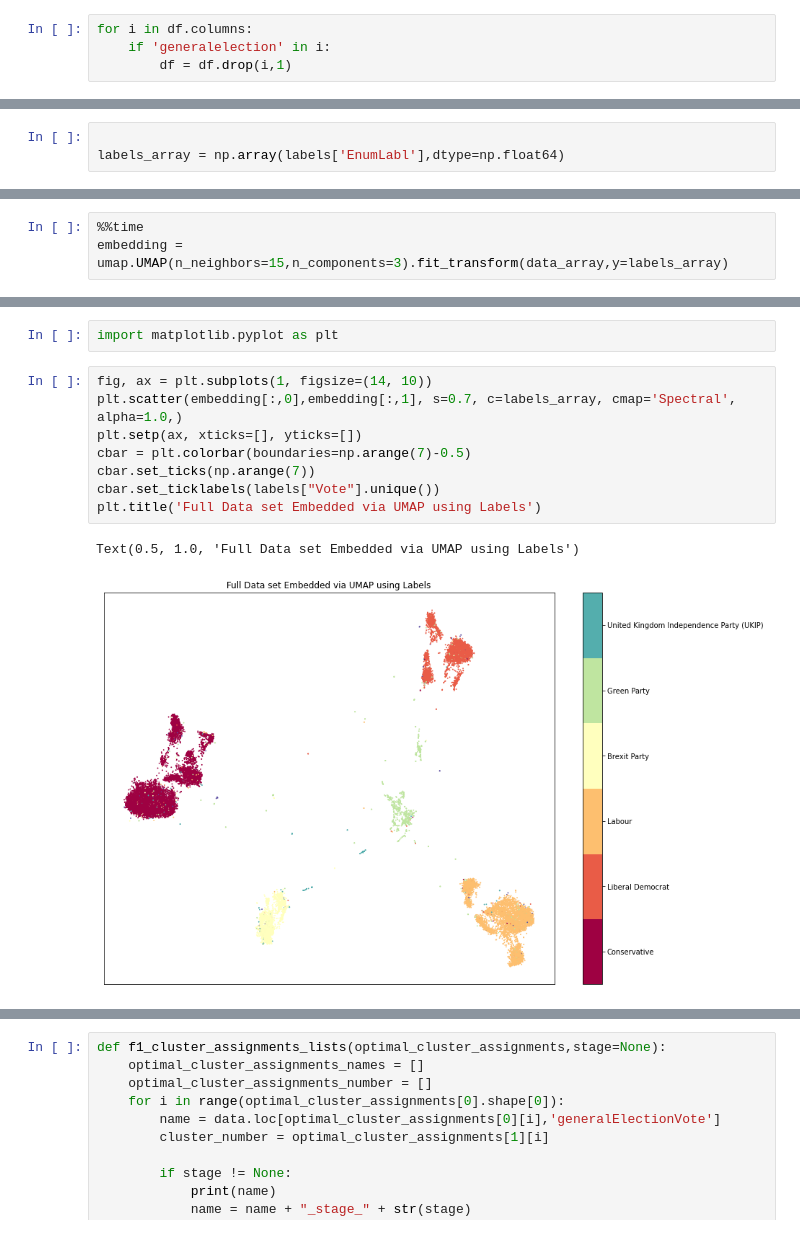
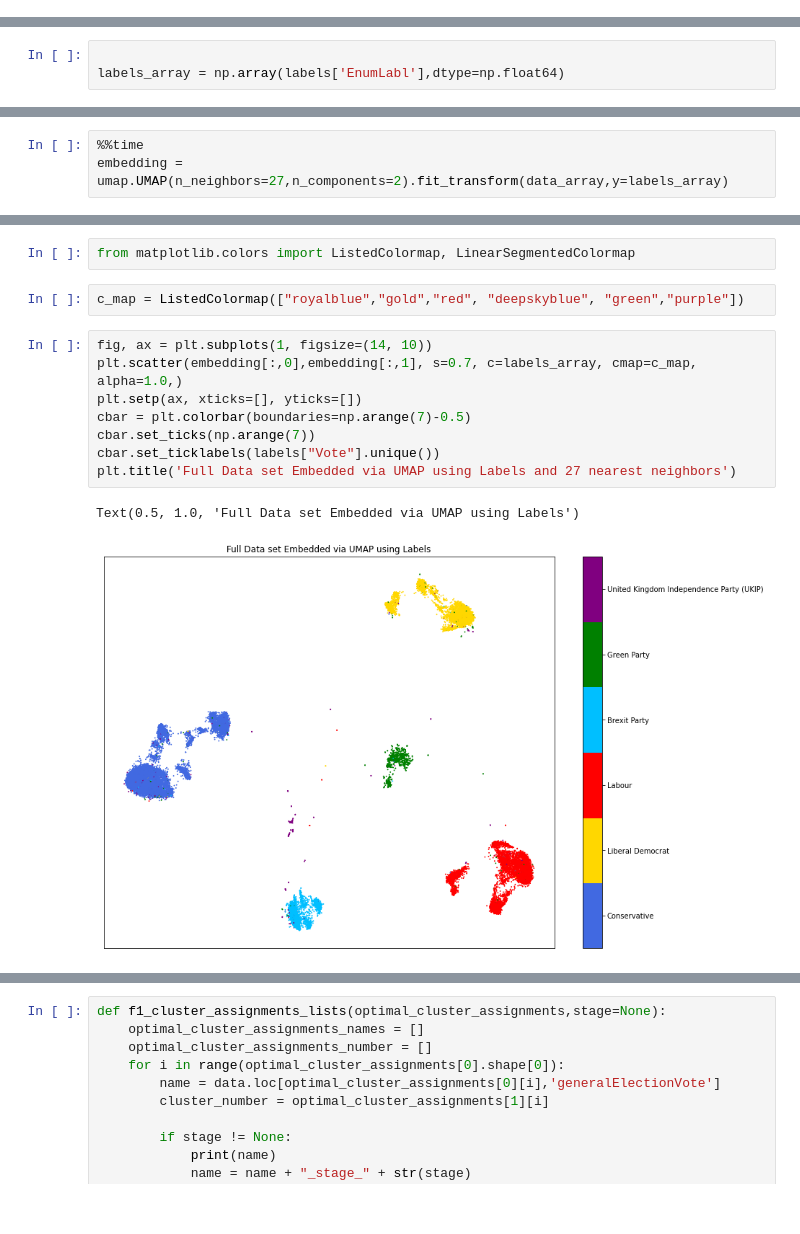
Before and after one commit to rbromley19/MDM_3_Politics, a Jupyter notebook: umap.ipynb, the cells around one changed output, grey strips where cells are left out. Cells and saved outputs as stored; diff of their text form.

```diff
--- a/umap.ipynb
+++ b/umap.ipynb
@@ -16,8 +26,4 @@ data_array = np.array(df)
 # %%
 general = extract_data("data","data",1)
-# %%
-for i in df.columns:
-    if 'generalelection' in i:
-        df = df.drop(i,1)
 # %%
 df['generalElectionVote'] = general['generalElectionVote']
@@ -77,4 +72,4 @@ data_array = np.delete(data_array,-1,1)
 # %%
 %%time
-embedding = umap.UMAP(n_neighbors=15,n_components=3).fit_transform(data_array,y=labels_array)
+embedding = umap.UMAP(n_neighbors=27,n_components=2).fit_transform(data_array,y=labels_array)
 # %% [output]
@@ -82,13 +77,15 @@ Wall time: 30.5 s
-# %%
-import matplotlib.pyplot as plt
+# %%
+from matplotlib.colors import ListedColormap, LinearSegmentedColormap
+# %%
+c_map = ListedColormap(["royalblue","gold","red", "deepskyblue", "green","purple"])
 # %%
 fig, ax = plt.subplots(1, figsize=(14, 10))
-plt.scatter(embedding[:,0],embedding[:,1], s=0.7, c=labels_array, cmap='Spectral', alpha=1.0,)
+plt.scatter(embedding[:,0],embedding[:,1], s=0.7, c=labels_array, cmap=c_map, alpha=1.0,)
 plt.setp(ax, xticks=[], yticks=[])
 cbar = plt.colorbar(boundaries=np.arange(7)-0.5)
 cbar.set_ticks(np.arange(7))
 cbar.set_ticklabels(labels["Vote"].unique())
-plt.title('Full Data set Embedded via UMAP using Labels')
+plt.title('Full Data set Embedded via UMAP using Labels and 27 nearest neighbors')
 # %% [output]
 Text(0.5, 1.0, 'Full Data set Embedded via UMAP using Labels')
-[figure, old version]
+[figure, new version]
```
Also changed, not shown: parts of 29 cells of this notebook, 4 other files.
